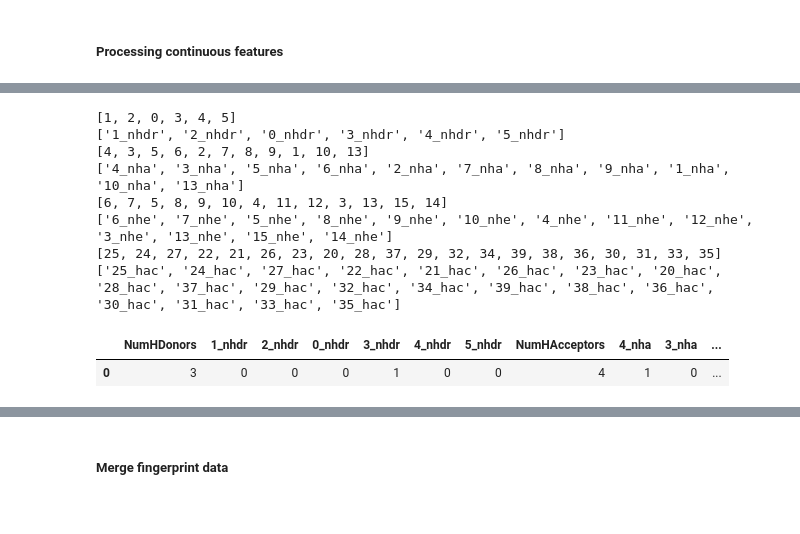
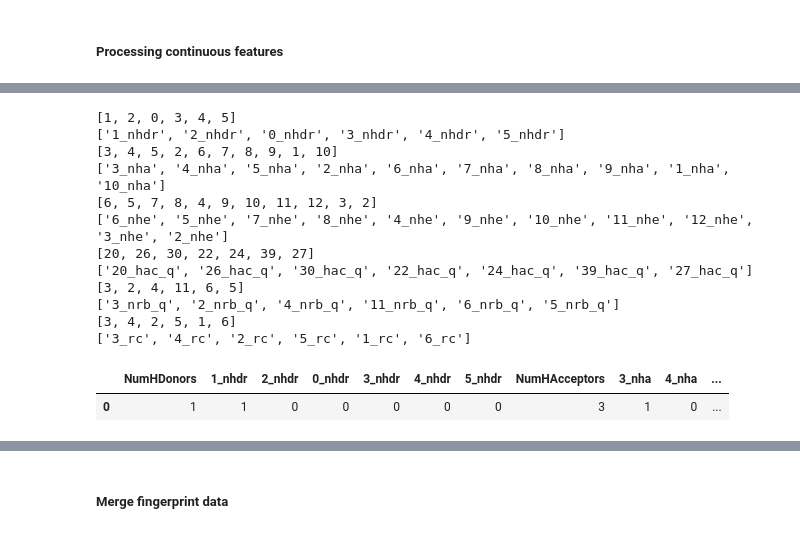
Before and after one commit to mghosh00/MoonshotProject, a Jupyter notebook: mpro_ligands_fp.ipynb, the cells around one changed output, grey strips where cells are left out. Saved outputs shown, nothing was run; the diff lists cells and outputs as text; code cells hidden in the pictures.

```diff
--- a/mpro_ligands_fp.ipynb
+++ b/mpro_ligands_fp.ipynb
@@ -175,7 +181,8 @@ dtype: int64
 #### Rough Cleaning
 # %%
 # Remove rows with missing values in f_avg_IC50
-data_slim_fic50 = data_slim.copy().dropna(subset=['f_avg_IC50', 'covalent_warhead']).reset_index()
+#data_slim_fic50 = data_slim.copy().dropna(subset=['f_avg_IC50', 'covalent_warhead']).reset_index()  #
+data_slim_fic50 = data_slim.copy().dropna(subset=['r_avg_IC50', 'covalent_warhead']).reset_index()  #
 # %% [markdown]
 #### Encoding Molecules
 # %%
@@ -274,6 +281,9 @@ df = add_descriptor_to_df(data_fp, 'NumHDonors')
 df = add_descriptor_to_df(df, 'NumHAcceptors')
 df = add_descriptor_to_df(df, 'NumHeteroatoms')
 df = add_descriptor_to_df(df, 'HeavyAtomCount')
+df = add_descriptor_to_df(df, 'NumRotatableBonds') ### NOTE
+df = add_descriptor_to_df(df, 'RingCount')
+
 df.head(1)
 # %% [output]
 |  | index | SMILES | f_avg_IC50 | r_avg_IC50 | covalent_warhead | Covalent_Fragment | Nitrile_Adduct | ... |
@@ -281,2 +295,9 @@ df.head(1)
 # %% [markdown]
 ##### Adding continuous features
+# %%
+cont_descriptors = ['PEOE_VSA10', 'TPSA', 'VSA_EState3', 'MolLogP', 'MolWt']
+
+for desc in cont_descriptors:
+    df = add_descriptor_to_df(df, desc)
+
+df.head(1)
@@ -287,0 +309,24 @@ df.head(1)
+# %%
+# Robustly bin continuous data
+# MW, LogP, TPSA
+
+def bin_continuous_data(df_e, descriptor, quantiles=7):
+    """
+    Bin continuous data into a bins, depending on the distribution of the data.
+    """
+    df2 = df_e.copy()
+    df2[f'{descriptor}_q'] = df2[descriptor].astype(float)
+    df2[f'{descriptor}_q'] = pd.qcut(df2[f'{descriptor}_q'], precision=0, q=quantiles, duplicates='drop')
+
+    # Change the value to the outer bin label
+    df2[f'{descriptor}_q'] = df2[f'{descriptor}_q'].apply(lambda x: int(x.right))
+
+
+    return df2
+
+
+for desc in cont_descriptors:
+    df = bin_continuous_data(df, desc)
+
+
+df.head(1)
@@ -288,40 +336,48 @@ df.head(1)
 # %%
 # Get counts of all values of a descriptor
 #df_test.NumHDonors.value_counts().sort_values(ascending=False).head(20)
 
 # Get counts of all values of a descriptor
 def onehot_encode_multi_cat(df_e, column, lbl_tag, max_cats=20):
     """
     Onehot encode a column with multiple categories.
     """
     top = [x for x in df_e[column].value_counts().sort_values(ascending=False).head(max_cats).index]
     print(top)
     df2 = df_e.copy()
     for label in top:
         df2[f'{label}_{lbl_tag}'] = np.where(df2[column]==label, 1, 0)
 
     try:
         be_cols = [f'{top[x]}_{lbl_tag}' for x in range(len(top))] # list of new column names
         print(be_cols)
     except:
         be_cols = []
 
     return df2, be_cols
 
 
 df_encoded, nhdr = onehot_encode_multi_cat(df, 'NumHDonors', 'nhdr') # usage example
 df_encoded, nha = onehot_encode_multi_cat(df_encoded, 'NumHAcceptors', 'nha')
 df_encoded, nhe = onehot_encode_multi_cat(df_encoded, 'NumHeteroatoms', 'nhe')
-df_encoded, hac = onehot_encode_multi_cat(df_encoded, 'HeavyAtomCount', 'hac')
-df_encoded[['NumHDonors']+nhdr+['NumHAcceptors']+nha+['NumHeteroatoms']+nhe+['HeavyAtomCount']+hac].head(1)
+df_encoded = bin_continuous_data(df_encoded, 'HeavyAtomCount')
+df_encoded, hac_q = onehot_encode_multi_cat(df_encoded, 'HeavyAtomCount_q', 'hac_q')
+df_encoded = bin_continuous_data(df_encoded, 'NumRotatableBonds')
+df_encoded, nrb_q = onehot_encode_multi_cat(df_encoded, 'NumRotatableBonds_q', 'nrb_q')
+df_encoded, rc = onehot_encode_multi_cat(df_encoded, 'RingCount', 'rc')
+df_encoded[['NumHDonors']+nhdr+['NumHAcceptors']+nha+['NumHeteroatoms']+nhe+['HeavyAtomCount']+hac_q+['NumRotatableBonds']+nrb_q+['RingCount']+rc].head(1)
 # %% [output]
 [1, 2, 0, 3, 4, 5]
 ['1_nhdr', '2_nhdr', '0_nhdr', '3_nhdr', '4_nhdr', '5_nhdr']
-[4, 3, 5, 6, 2, 7, 8, 9, 1, 10, 13]
-['4_nha', '3_nha', '5_nha', '6_nha', '2_nha', '7_nha', '8_nha', '9_nha', '1_nha', '10_nha', '13_nha']
-[6, 7, 5, 8, 9, 10, 4, 11, 12, 3, 13, 15, 14]
-['6_nhe', '7_nhe', '5_nhe', '8_nhe', '9_nhe', '10_nhe', '4_nhe', '11_nhe', '12_nhe', '3_nhe', '13_nhe', '15_nhe', '14_nhe']
-[25, 24, 27, 22, 21, 26, 23, 20, 28, 37, 29, 32, 34, 39, 38, 36, 30, 31, 33, 35]
-['25_hac', '24_hac', '27_hac', '22_hac', '21_hac', '26_hac', '23_hac', '20_hac', '28_hac', '37_hac', '29_hac', '32_hac', '34_hac', '39_hac', '38_hac', '36_hac', '30_hac', '31_hac', '33_hac', '35_hac']
+[3, 4, 5, 2, 6, 7, 8, 9, 1, 10]
+['3_nha', '4_nha', '5_nha', '2_nha', '6_nha', '7_nha', '8_nha', '9_nha', '1_nha', '10_nha']
+[6, 5, 7, 8, 4, 9, 10, 11, 12, 3, 2]
+['6_nhe', '5_nhe', '7_nhe', '8_nhe', '4_nhe', '9_nhe', '10_nhe', '11_nhe', '12_nhe', '3_nhe', '2_nhe']
+[20, 26, 30, 22, 24, 39, 27]
+['20_hac_q', '26_hac_q', '30_hac_q', '22_hac_q', '24_hac_q', '39_hac_q', '27_hac_q']
+[3, 2, 4, 11, 6, 5]
+['3_nrb_q', '2_nrb_q', '4_nrb_q', '11_nrb_q', '6_nrb_q', '5_nrb_q']
+[3, 4, 2, 5, 1, 6]
+['3_rc', '4_rc', '2_rc', '5_rc', '1_rc', '6_rc']
-|  | NumHDonors | 1_nhdr | 2_nhdr | 0_nhdr | 3_nhdr | 4_nhdr | 5_nhdr | NumHAcceptors | 4_nha | 3_nha | ... |
-| 0 | 3 | 0 | 0 | 0 | 1 | 0 | 0 | 4 | 1 | 0 | ... |
+|  | NumHDonors | 1_nhdr | 2_nhdr | 0_nhdr | 3_nhdr | 4_nhdr | 5_nhdr | NumHAcceptors | 3_nha | 4_nha | ... |
+| 0 | 1 | 1 | 0 | 0 | 0 | 0 | 0 | 3 | 1 | 0 | ... |
```
Also changed, not shown: parts of 29 cells of this notebook.
